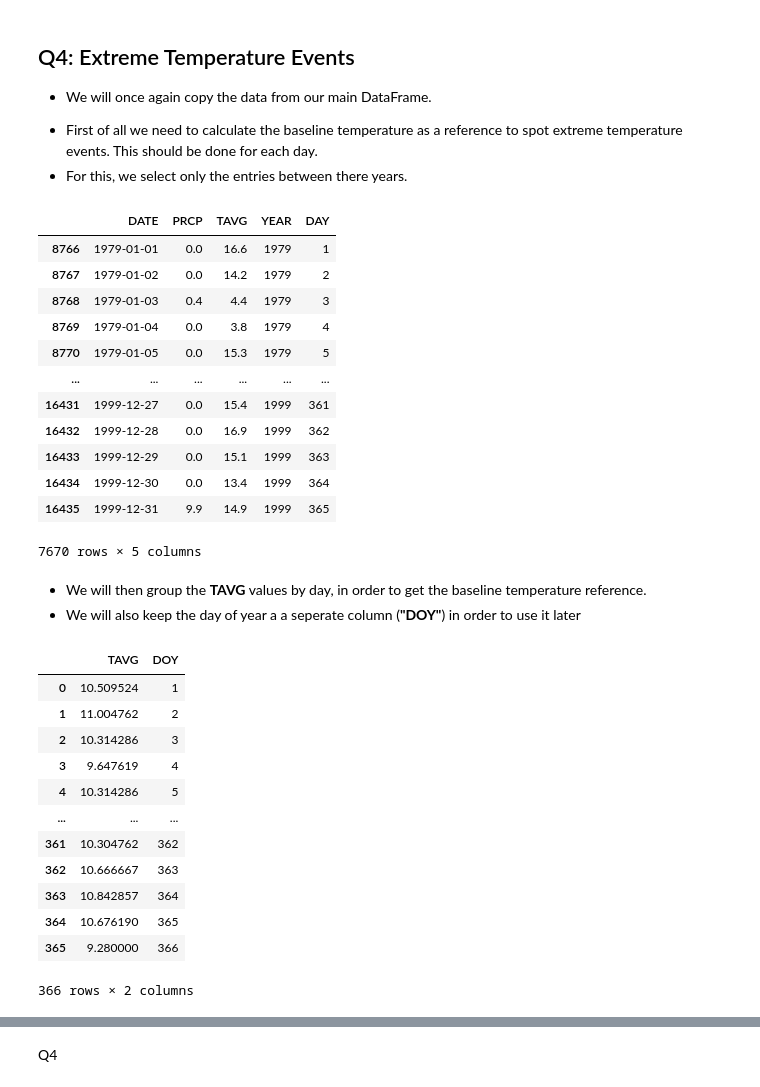
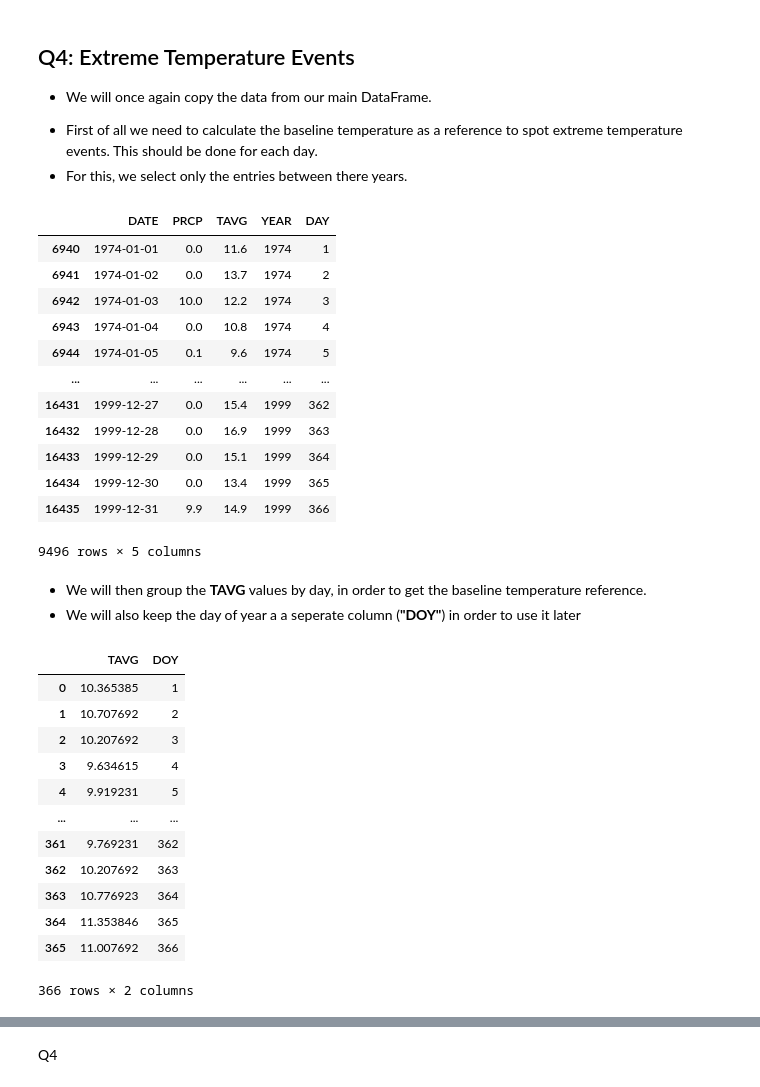
Before and after one commit to gliargovas/AML_2021_Assignments, a Jupyter notebook: Assignment1.ipynb, the cells around one changed output, grey strips where cells are left out. Cells and saved outputs as stored; diff of their text form; code cells hidden in the pictures.

```diff
--- a/Assignment1.ipynb
+++ b/Assignment1.ipynb
@@ -328,0 +314,2 @@ combined_data
+# %%
+combined_data["DAY"] = np.where((~combined_data["DATE"].dt.is_leap_year) & (combined_data["DATE"].dt.dayofyear >= 60), combined_data["DAY"] + 1, combined_data["DAY"])
@@ -513,22 +538,22 @@ In addition, we can see that between December and January, some darker lines wit
 # %%
 q4_baseline = combined_data.copy()
 
-q4_baseline = q4_baseline[(q4_baseline.YEAR >= 1979) & (q4_baseline.YEAR <= 1999)]
+q4_baseline = q4_baseline[(q4_baseline.YEAR >= 1974) & (q4_baseline.YEAR <= 1999)]
 q4_baseline
 # %% [output]
 |  | DATE | PRCP | TAVG | YEAR | DAY |
-| 8766 | 1979-01-01 | 0.0 | 16.6 | 1979 | 1 |
-| 8767 | 1979-01-02 | 0.0 | 14.2 | 1979 | 2 |
-| 8768 | 1979-01-03 | 0.4 | 4.4 | 1979 | 3 |
-| 8769 | 1979-01-04 | 0.0 | 3.8 | 1979 | 4 |
-| 8770 | 1979-01-05 | 0.0 | 15.3 | 1979 | 5 |
+| 6940 | 1974-01-01 | 0.0 | 11.6 | 1974 | 1 |
+| 6941 | 1974-01-02 | 0.0 | 13.7 | 1974 | 2 |
+| 6942 | 1974-01-03 | 10.0 | 12.2 | 1974 | 3 |
+| 6943 | 1974-01-04 | 0.0 | 10.8 | 1974 | 4 |
+| 6944 | 1974-01-05 | 0.1 | 9.6 | 1974 | 5 |
 | ... | ... | ... | ... | ... | ... |
-| 16431 | 1999-12-27 | 0.0 | 15.4 | 1999 | 361 |
-| 16432 | 1999-12-28 | 0.0 | 16.9 | 1999 | 362 |
-| 16433 | 1999-12-29 | 0.0 | 15.1 | 1999 | 363 |
-| 16434 | 1999-12-30 | 0.0 | 13.4 | 1999 | 364 |
-| 16435 | 1999-12-31 | 9.9 | 14.9 | 1999 | 365 |
+| 16431 | 1999-12-27 | 0.0 | 15.4 | 1999 | 362 |
+| 16432 | 1999-12-28 | 0.0 | 16.9 | 1999 | 363 |
+| 16433 | 1999-12-29 | 0.0 | 15.1 | 1999 | 364 |
+| 16434 | 1999-12-30 | 0.0 | 13.4 | 1999 | 365 |
+| 16435 | 1999-12-31 | 9.9 | 14.9 | 1999 | 366 |
-7670 rows × 5 columns
+9496 rows × 5 columns
 # %% [markdown]
 * We will then group the **TAVG** values by day, in order to get the baseline temperature reference.
 * We will also keep the day of year a a seperate column (**"DOY"**) in order to use it later
@@ -540,17 +565,17 @@ q4_baseline = q4_baseline.drop(columns='DAY')
 q4_baseline
 # %% [output]
 |  | TAVG | DOY |
-| 0 | 10.509524 | 1 |
-| 1 | 11.004762 | 2 |
-| 2 | 10.314286 | 3 |
-| 3 | 9.647619 | 4 |
-| 4 | 10.314286 | 5 |
+| 0 | 10.365385 | 1 |
+| 1 | 10.707692 | 2 |
+| 2 | 10.207692 | 3 |
+| 3 | 9.634615 | 4 |
+| 4 | 9.919231 | 5 |
 | ... | ... | ... |
-| 361 | 10.304762 | 362 |
-| 362 | 10.666667 | 363 |
-| 363 | 10.842857 | 364 |
-| 364 | 10.676190 | 365 |
-| 365 | 9.280000 | 366 |
+| 361 | 9.769231 | 362 |
+| 362 | 10.207692 | 363 |
+| 363 | 10.776923 | 364 |
+| 364 | 11.353846 | 365 |
+| 365 | 11.007692 | 366 |
 366 rows × 2 columns
 # %%
 q4 = combined_data.copy()
```
Also changed, not shown: parts of 21 cells of this notebook.
